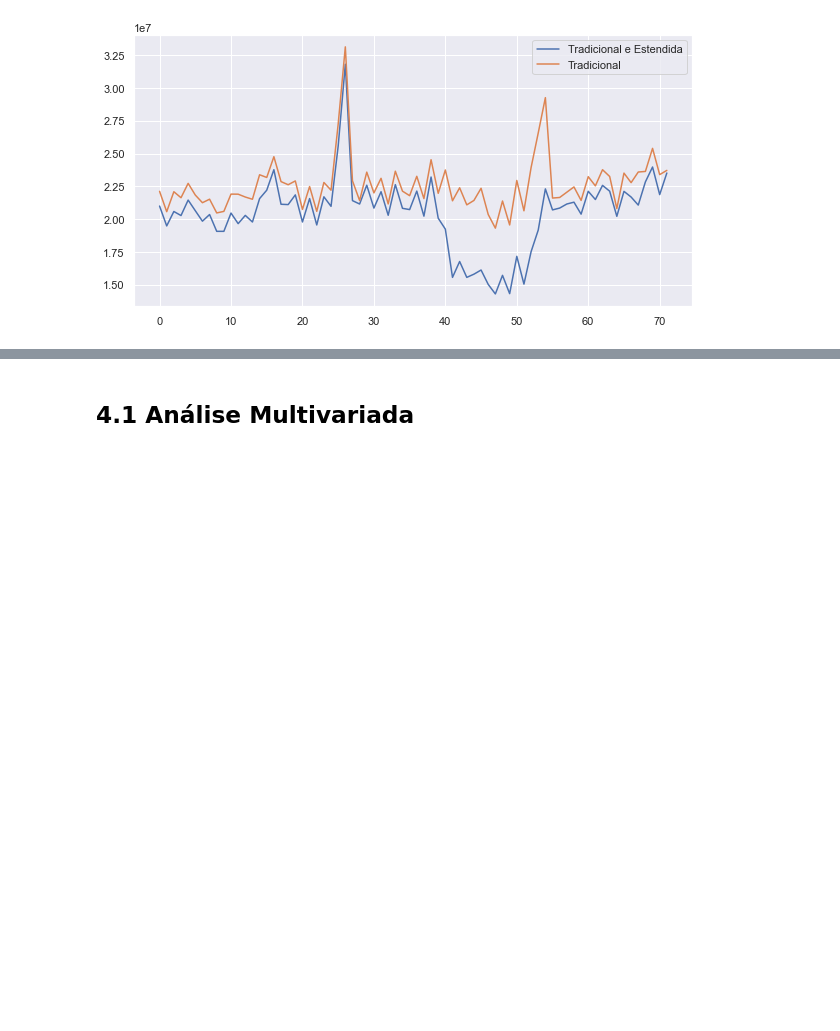
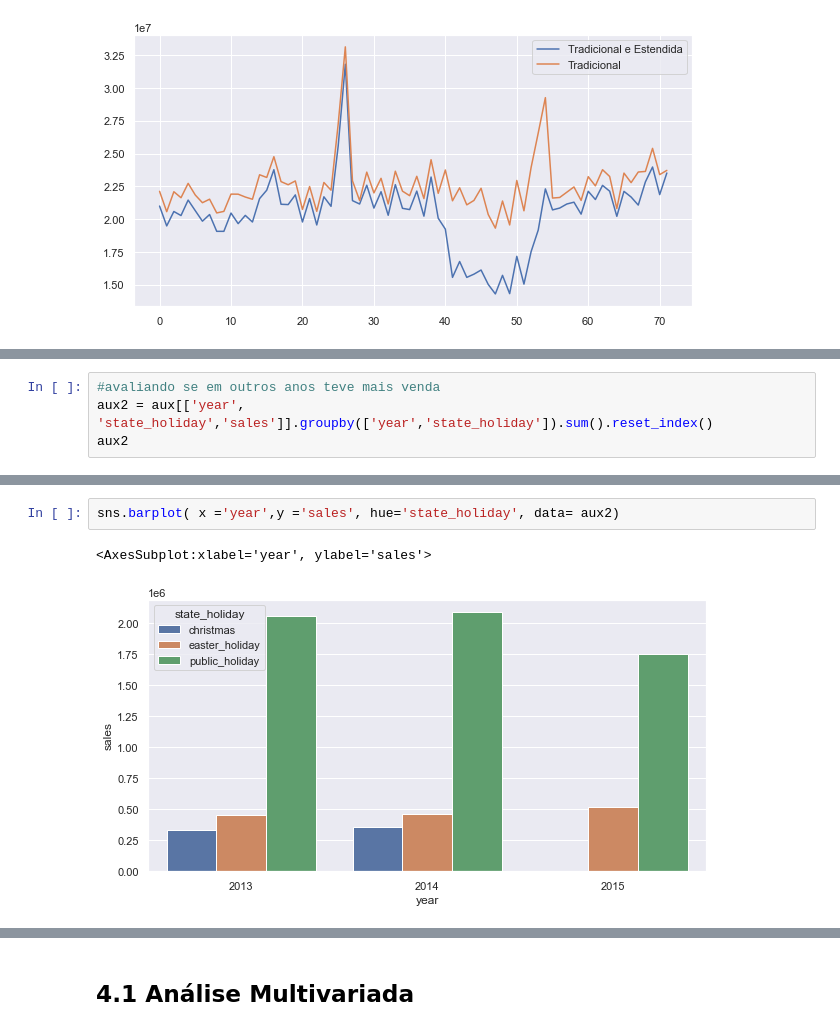
Before and after one commit to laaisfmaia/projeto-ds-em-producao, a Jupyter notebook: mod_4_Exploratory_Data_Analysis.ipynb, the cells around one changed output, grey strips where cells are left out. Saved outputs shown, nothing was run; the diff lists cells and outputs as text; blank space fills up the shorter version.

```diff
--- a/mod_4_Exploratory_Data_Analysis.ipynb
+++ b/mod_4_Exploratory_Data_Analysis.ipynb
@@ -871,0 +892,4 @@ ax.legend(labels=['Tradicional e Estendida','Tradicional'])
+# %%
+#avaliando se em outros anos teve mais venda
+aux2 = aux[['year', 'state_holiday','sales']].groupby(['year','state_holiday']).sum().reset_index()
+aux2
@@ -871,0 +906,5 @@ ax.legend(labels=['Tradicional e Estendida','Tradicional'])
+# %%
+sns.barplot( x ='year',y ='sales', hue='state_holiday', data= aux2)
+# %% [output]
+<AxesSubplot:xlabel='year', ylabel='sales'>
+[figure, added]
```
Also changed, not shown: parts of 16 cells of this notebook.
